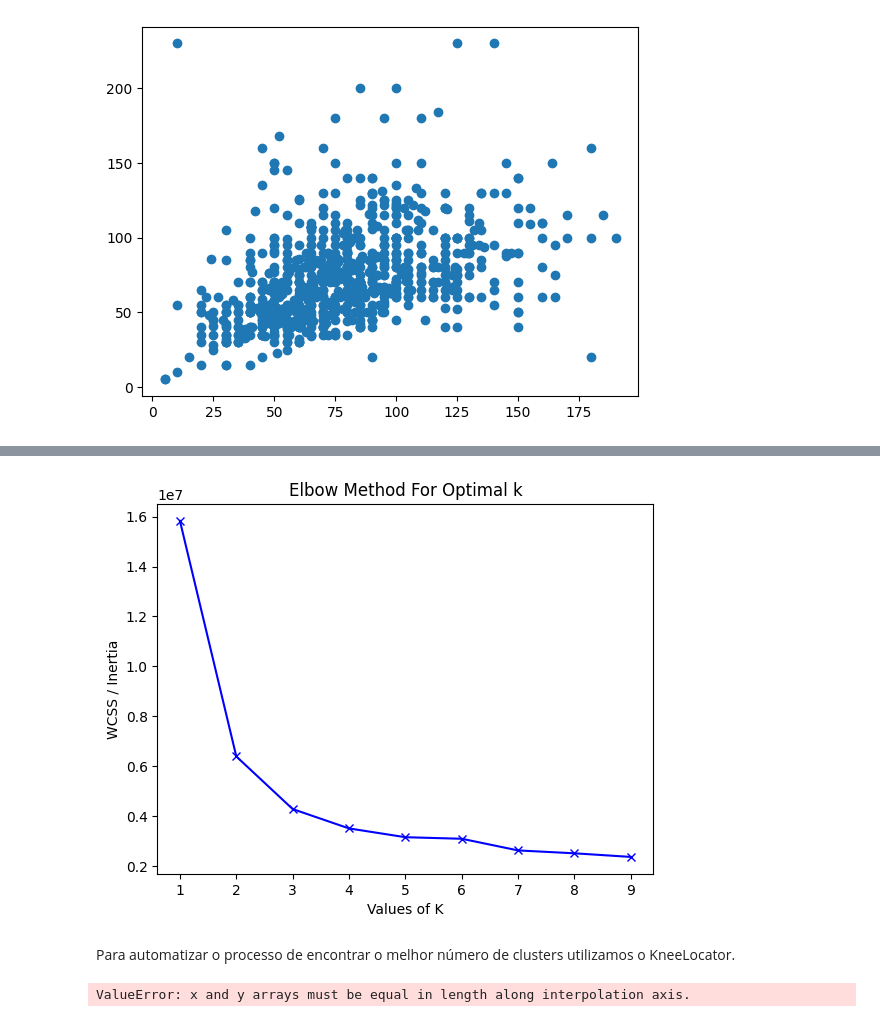
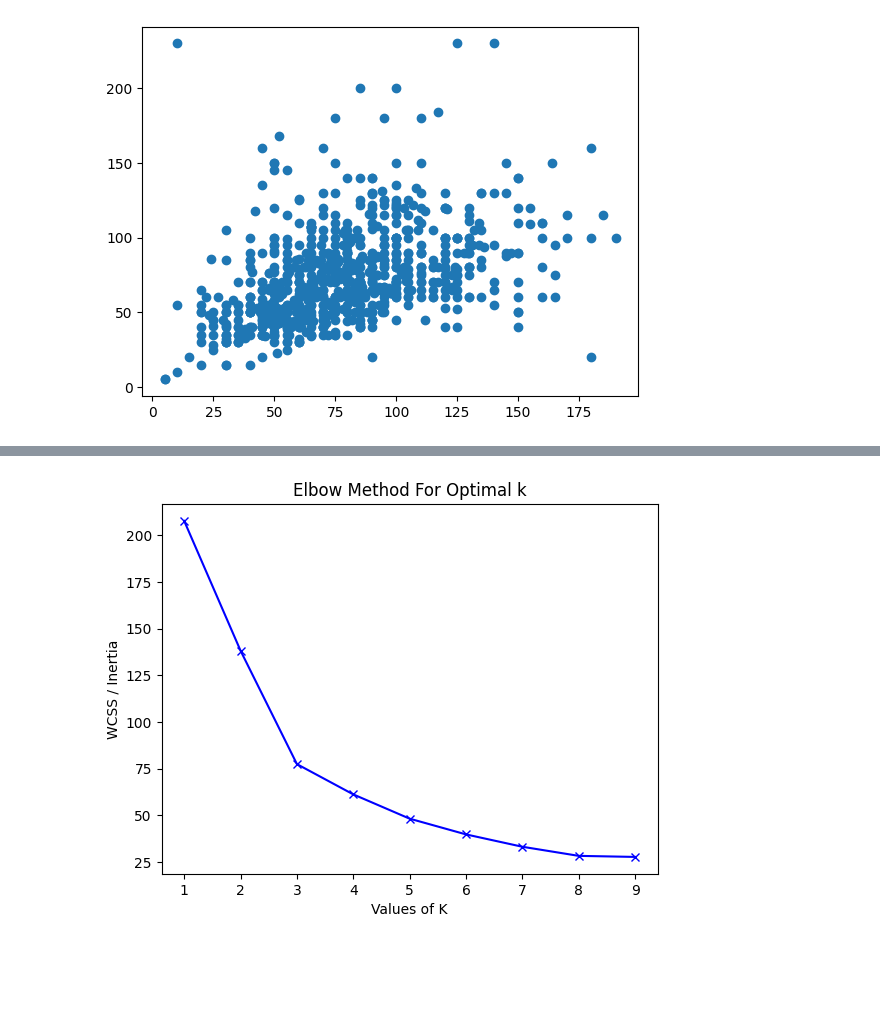
Before and after one commit to RPygramar/Pokemon-Clustering-PT-Edition, a Jupyter notebook: pokemon.ipynb, the cells around one changed output, grey strips where cells are left out. Saved outputs shown, nothing was run; the diff lists cells and outputs as text; code cells hidden in the pictures; blank space fills up the shorter version.

Commit message:
Pokemon-Tutoria1 v0.0.2 + PCA + PCA clustering + PCA analysis + TSNE + TSNE clustering + TSNE analysis + UMAP + UMAP clustering + UMAP analysis

```diff
--- a/pokemon.ipynb
+++ b/pokemon.ipynb
@@ -141,6 +152,6 @@ plt.show()
 # %%
 from sklearn.cluster import KMeans
-kmeans = KMeans(n_clusters=4, random_state=1, n_init='auto')
+kmeans = KMeans(n_clusters=2, random_state=1, n_init='auto')
 kmeans_model = kmeans.fit(X)
 y_kmeans = kmeans_model.predict(X)
 # %%
@@ -169,0 +167,16 @@ pcadf = pd.DataFrame(data = principalComponents, columns = ['PC1', 'PC2'])
+# %%
+SC = []
+K = range(2,9)
+for num_clusters in K :
+    kmeans = KMeans(n_clusters=num_clusters, n_init='auto', random_state=5)
+    kmeans.fit(X)
+    cluster_labels = kmeans.labels_
+    SC.append(silhouette_score(X, cluster_labels))
+
+fig = px.line(X, x=K, y=SC, width=800, height=600)
+fig.update_layout(
+    title="Silhouete Analysis",
+    xaxis_title="Values of K",
+    yaxis_title="Silhouete score",
+)
+fig.show()
@@ -169,0 +189,6 @@ pcadf = pd.DataFrame(data = principalComponents, columns = ['PC1', 'PC2'])
+# %%
+# Normalize
+scaler = MinMaxScaler()
+df_scaled = scaler.fit_transform(df)
+df_scaled = pd.DataFrame(df_scaled, columns=df.columns)
+df_scaled.head()
@@ -169,0 +202,5 @@ pcadf = pd.DataFrame(data = principalComponents, columns = ['PC1', 'PC2'])
+# %%
+pca = PCA(n_components=2)
+df_PCA = pca.fit_transform(df_scaled)
+df_PCA = pd.DataFrame(df_PCA, columns=['PC1', 'PC2'])
+df_PCA.head()
@@ -170,22 +222,14 @@ pcadf = pd.DataFrame(data = principalComponents, columns = ['PC1', 'PC2'])
 # %%
-
 SSE = []
 K = range(1,10)
 for num_clusters in K :
     kmeans = KMeans(n_clusters=num_clusters, n_init='auto')
-    kmeans.fit(df)
+    kmeans.fit(df_PCA)
     SSE.append(kmeans.inertia_)
 plt.plot(K, SSE, "bx-")
 plt.xlabel("Values of K")
 plt.ylabel("WCSS / Inertia")
 plt.title("Elbow Method For Optimal k")
 plt.show()
 # %% [output]
-[figure, old version]
+[figure, new version]
-# %% [markdown]
-Para automatizar o processo de encontrar o melhor número de clusters utilizamos o KneeLocator.
-# %%
-kl = KneeLocator(
-        range(1, 11), SSE, curve="convex", direction="decreasing")
-# %% [output]
-ValueError: x and y arrays must be equal in length along interpolation axis.
```
Also changed, not shown: parts of 48 cells of this notebook, 1 other file.
